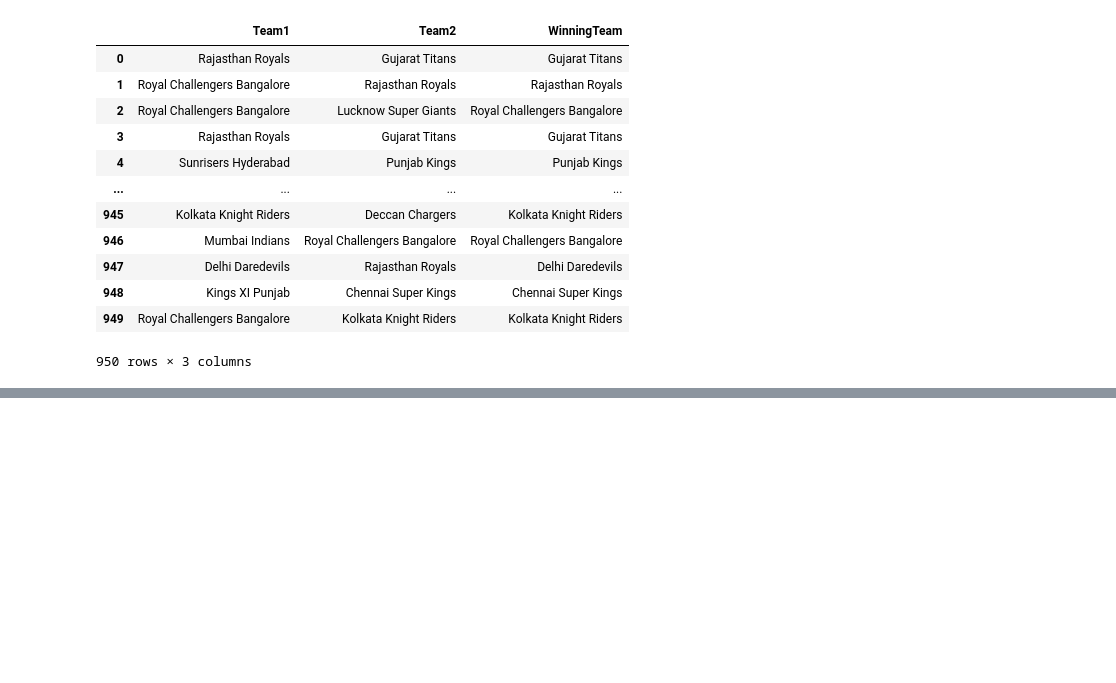
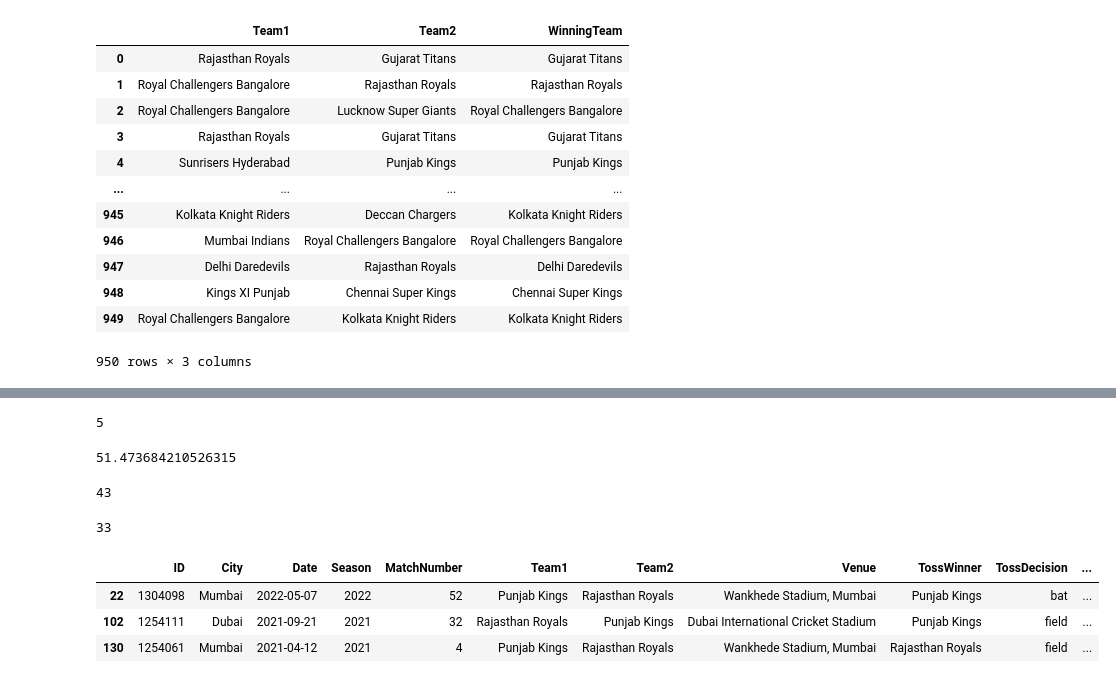
Before and after one commit to nagarvishal/machine-learning, a Jupyter notebook: Pandas_2.ipynb, the cells around one changed output, grey strips where cells are left out. Drawn from its saved outputs; the diff is of its cells as text; code cells hidden in the pictures; blank space fills up the shorter version.

```diff
--- a/Pandas_2.ipynb
+++ b/Pandas_2.ipynb
@@ -383,0 +497,38 @@ student
+# %%
+# How Many Mathced has CSK won in kolkata -
+ipl.head(10)
+ipl[(ipl["City"] == "Kolkata") & (ipl["WinningTeam"] == "Chennai Super Kings")].shape[0]
+# %% [output]
+5
+# %%
+# Toss Winner is Mathch Winner Percentage -
+ipl.head()
+TWP = (ipl[ipl["TossWinner"] == ipl["WinningTeam"]].shape[0]/ipl.shape[0])*100
+TWP
+# %% [output]
+51.473684210526315
+# %%
+# Movies with rating Higher than 8 and votes > 10000
+movies.head()
+movies[(movies["imdb_rating"] > 8) & (movies["imdb_votes"] > 10000)].shape[0]
+# %% [output]
+43
+# %%
+# Action Movies with rating higher then 7.5
+movies.head(10)
+# movies[(movies["genres"].str.contains("Action")) & (movies["imdb_rating"] > 7.5)].shape[0]
+movies[(movies["genres"].str.split("|").apply(lambda x: 'Action' in x )) & (movies["imdb_rating"] > 7.5)].shape[0]
+# %% [output]
+33
+# %%
+# Write a function that can return the track record of 2 team against each other
+def func(first_team,second_team):
+    dm = ipl[(((ipl["Team1"] == first_team) & (ipl["Team2"] == second_team)) | ((ipl["Team2"] == first_team) & (ipl["Team1"] == second_team)))]
+    return dm
+
+func("Rajasthan Royals","Punjab Kings")
+# %% [output]
+|  | ID | City | Date | Season | MatchNumber | Team1 | Team2 | Venue | TossWinner | TossDecision | ... |
+| 22 | 1304098 | Mumbai | 2022-05-07 | 2022 | 52 | Punjab Kings | Rajasthan Royals | Wankhede Stadium, Mumbai | Punjab Kings | bat | ... |
+| 102 | 1254111 | Dubai | 2021-09-21 | 2021 | 32 | Rajasthan Royals | Punjab Kings | Dubai International Cricket Stadium | Punjab Kings | field | ... |
+| 130 | 1254061 | Mumbai | 2021-04-12 | 2021 | 4 | Punjab Kings | Rajasthan Royals | Wankhede Stadium, Mumbai | Rajasthan Royals | field | ... |
```
Also changed, not shown: parts of 22 cells of this notebook.
